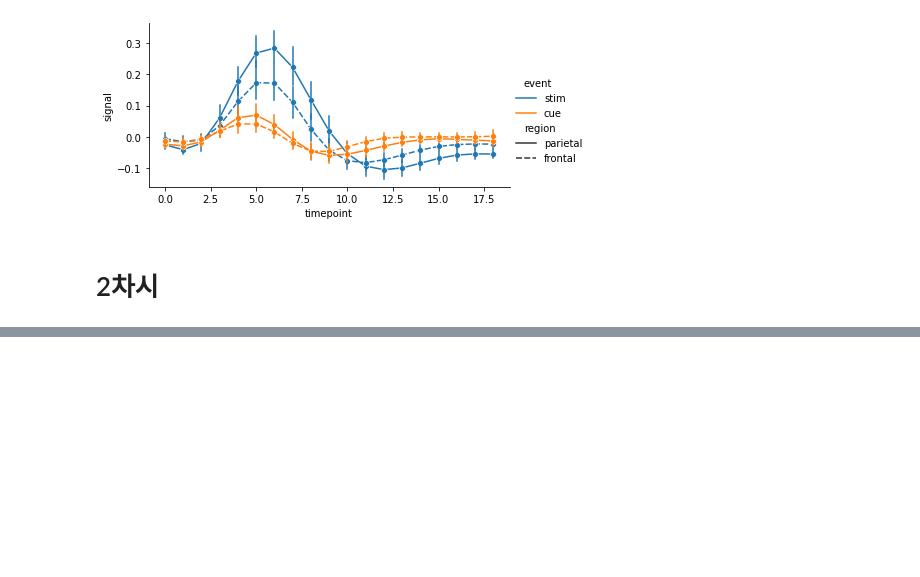
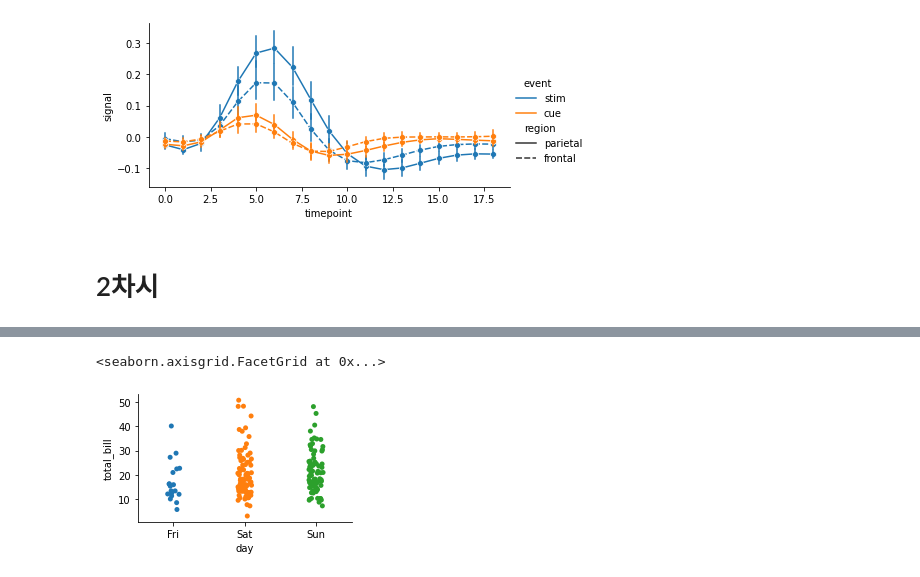
Before and after one commit to hanbinChae/Python-learning-univ, a Jupyter notebook: 빅데이터분석응용/경기과학기술대학교_202263020_채한빈_13주차.ipynb, the cells around one changed output, grey strips where cells are left out. Drawn from its saved outputs; the diff is of its cells as text; code cells hidden in the pictures; blank space fills up the shorter version.

```diff
--- a/빅데이터분석응용/경기과학기술대학교_202263020_채한빈_13주차.ipynb
+++ b/빅데이터분석응용/경기과학기술대학교_202263020_채한빈_13주차.ipynb
@@ -152,0 +182,7 @@ sns.relplot(x = 'timepoint',y='signal',kind='line',
+# %%
+sns.catplot(x='day', y='total_bill',data=tips,
+           height =2.5, aspect=1.5,
+           order=['Fri','Sat','Sun'])
+# %% [output]
+<seaborn.axisgrid.FacetGrid at 0x...>
+[figure, added]
```
Also changed, not shown: parts of 23 cells of this notebook, 2 other files.
